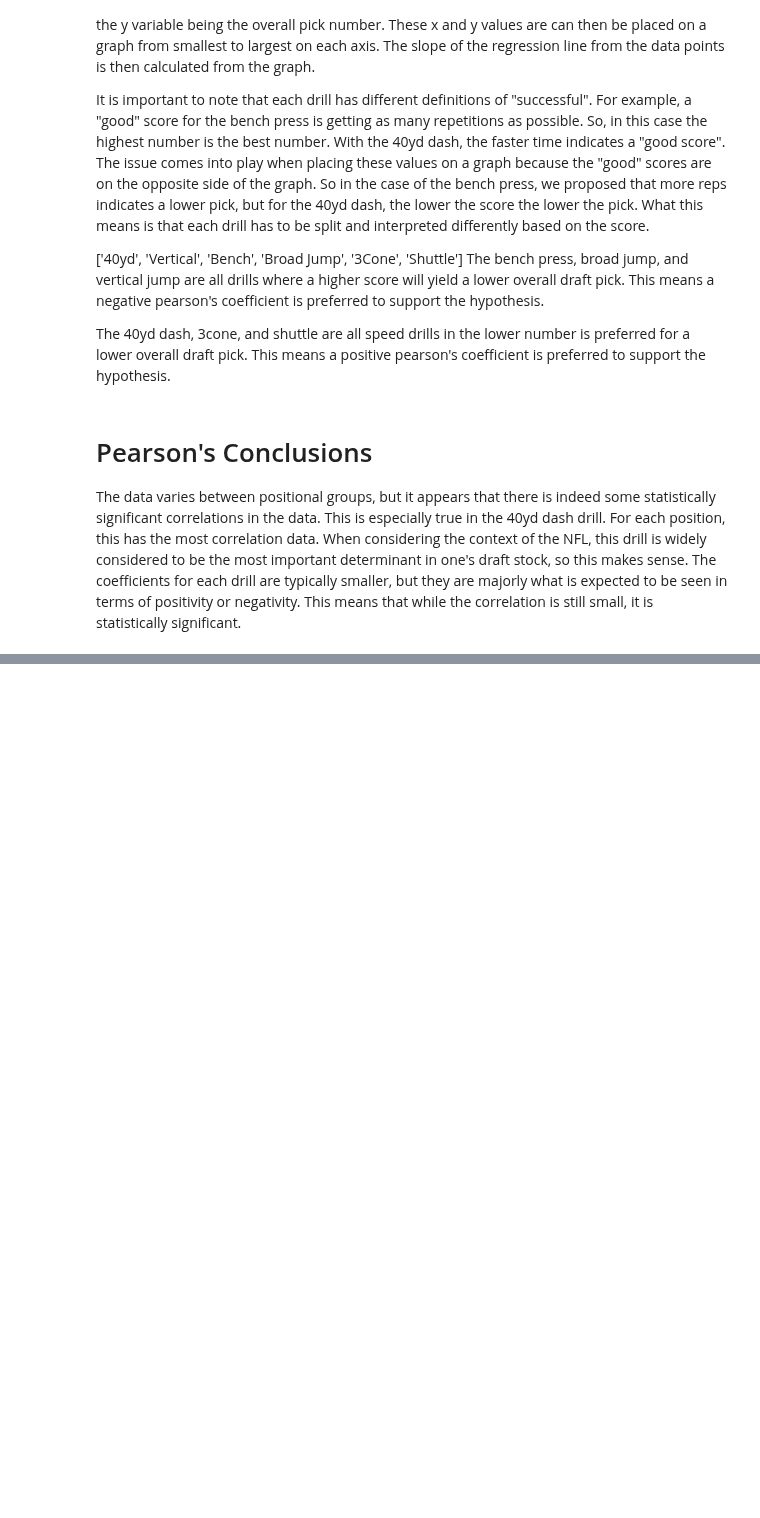
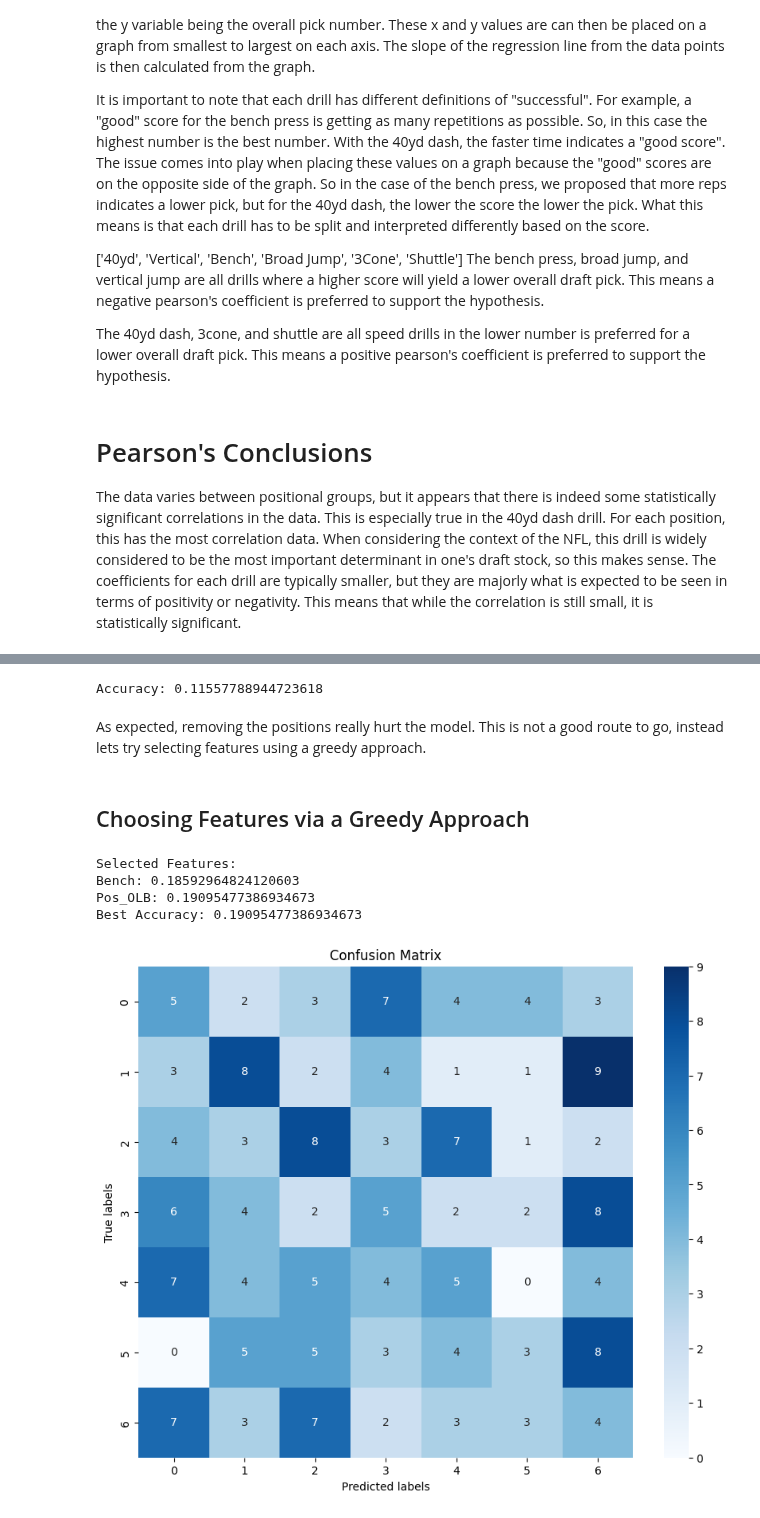
Before and after one commit to mcdonaldpmsoe/CSC2621-Final, a Jupyter notebook: main.ipynb, the cells around one changed output, grey strips where cells are left out. Cells and saved outputs as stored; diff of their text form; code cells hidden in the pictures; blank space fills up the shorter version.

```diff
--- a/main.ipynb
+++ b/main.ipynb
@@ -463,0 +548,20 @@ The data varies between positional groups, but it appears that there is indeed s
+# %%
+relevant_features = ['Ht', 'Wt', '40yd', 'Vertical', 'Bench', 'Broad Jump', '3Cone', 'Shuttle']
+
+filtered_features = final_combine_data[relevant_features]
+X_train, X_test, y_train, y_test = train_test_split(filtered_features, target, test_size=0.2, random_state=42, stratify=target)
+# %%
+scaler = StandardScaler()
+X_train_scaled = scaler.fit_transform(X_train)
+X_test_scaled = scaler.fit_transform(X_test)
+rf = RandomForestClassifier(random_state=42)
+rf.fit(X_train_scaled, y_train)
+y_pred = rf.predict(X_test_scaled)
+accuracy = accuracy_score(y_test, y_pred)
+print(f"Accuracy: {accuracy}")
+# %% [output]
+Accuracy: 0.11557788944723618
+# %% [markdown]
+As expected, removing the positions really hurt the model. This is not a good route to go, instead lets try selecting features using a greedy approach.
+# %% [markdown]
+## Choosing Features via a Greedy Approach
@@ -463,0 +625,8 @@ The data varies between positional groups, but it appears that there is indeed s
+# %%
+generate_greedy_model(features, target, RandomForestClassifier(random_state=42))
+# %% [output]
+Selected Features:
+Bench: 0.18592964824120603
+Pos_OLB: 0.19095477386934673
+Best Accuracy: 0.19095477386934673
+[figure, added]
```
Also changed, not shown: parts of 26 cells of this notebook.
